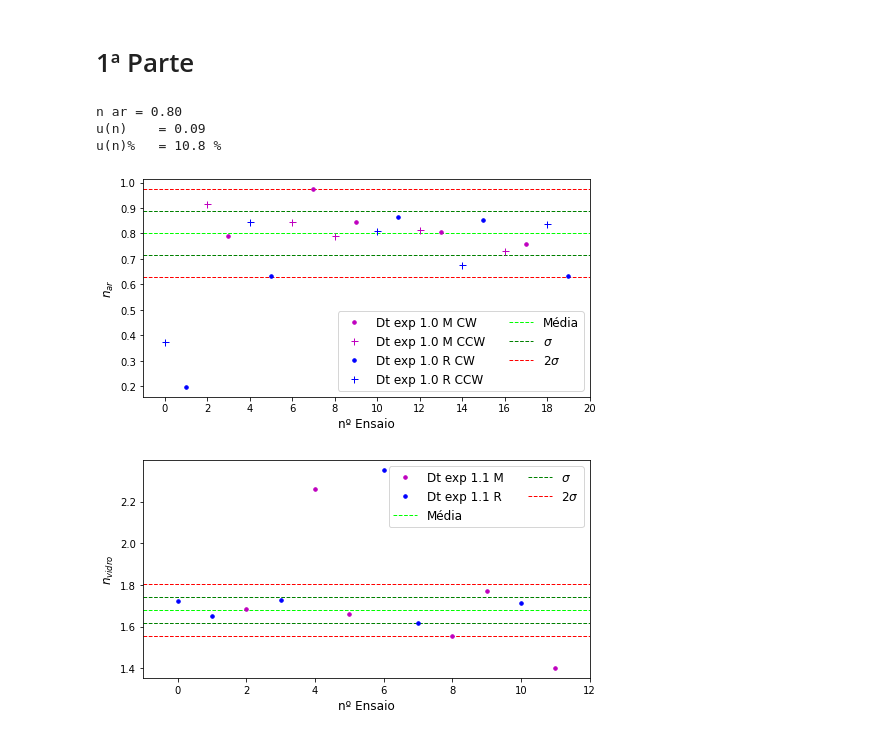
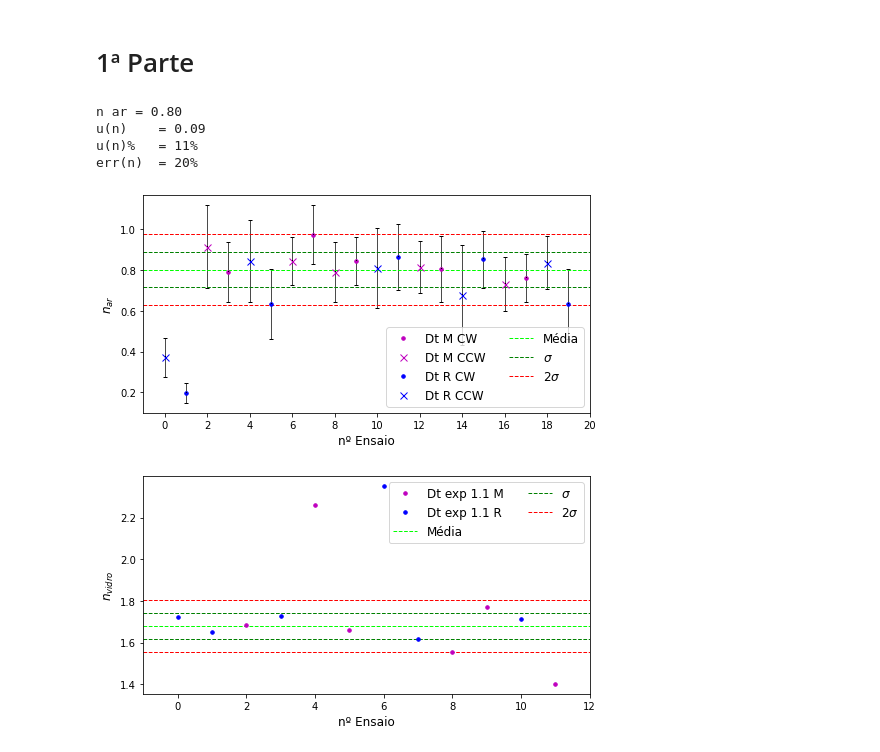
Before and after one commit to Miguel-scoli/FIS3011, a Jupyter notebook: T3/T3 - análise.ipynb, the cells around one changed output. Drawn from its saved outputs; the diff is of its cells as text; code cells hidden in the pictures.

```diff
--- a/T3/T3 - análise.ipynb
+++ b/T3/T3 - análise.ipynb
@@ -76,6 +76,8 @@ fontsize   = 12
 n      = data_10[ :,2 ] * lambda0 / deltad * 0.5
 un     = n * np.sqrt( ( uN / N ) ** 2 + ( udeltad / deltad )** 2 )
 len_n = len( n )
+N = data_10[ : , 2 ]
+uN = 5
 
 
 indM   = data_10[:,0]==0
@@ -91,15 +93,18 @@ indRCW  = indR * indCW
 fig10 , ax10 = plt.subplots( figsize = ( 8 , 4 ) )
 
 nensaio = np.arange( len( n )  )
+
+ax10.errorbar( nensaio , n , yerr = un , fmt = "k," , elinewidth = 0.7  , capsize = 2 )
+
 ax10.plot( nensaio[indMCW] ,n[indMCW] ,"m." ,
-        label = "Dt exp 1.0 M CW" , markersize = markersize  )
-ax10.plot( nensaio[indMCCW] , n[indMCCW] ,"m+" ,
-        label = "Dt exp 1.0 M CCW" , markersize = markersize  )
+        label = "Dt M CW" , markersize = markersize  )
+ax10.plot( nensaio[indMCCW] , n[indMCCW] ,"mx" ,
+        label = "Dt M CCW" , markersize = markersize  )
 
 ax10.plot( nensaio[indRCW] , n[indRCW] , "b." ,
-        label = "Dt exp 1.0 R CW" , markersize = markersize  )
-ax10.plot( nensaio[indRCCW] , n[indRCCW] , "b+" ,
-        label = "Dt exp 1.0 R CCW" , markersize = markersize  )
+        label = "Dt R CW" , markersize = markersize  )
+ax10.plot( nensaio[indRCCW] , n[indRCCW] , "bx" ,
+        label = "Dt R CCW" , markersize = markersize  )
 
 
 mean_val = np.mean( n[2:])
@@ -131,36 +136,40 @@ ax10.set_xticks( nensaio[::2] )
 ax10.set_xlim( -1 , len_n )
 ax10.set_xlabel( "nº Ensaio", fontsize = fontsize )
 ax10.set_ylabel( r"$n_{ar}$", fontsize = fontsize )
 
+un = n * np.sqrt( ( uN / N )**2 + ( udeltad / deltad )**2)
+
 ax10.legend( fontsize = fontsize , ncol = 2 )
 
 
 
 
 #ax10.annotate("",
 #            xy=(0.4, 0.37), xycoords='data',
 #            xytext=(4, 0.3), textcoords='data',
 #            arrowprops=dict(arrowstyle="->",
 #                            connectionstyle="arc3"),
 #            )
 #
 #ax10.annotate("Retirados \nda análise",
 #            xy=(1.2, 0.21), xycoords='data',
 #            xytext=(4, 0.3), textcoords='data',
 #            arrowprops=dict(arrowstyle="->",
 #                            connectionstyle="arc3"),
 #            )
 
 
 print( "n ar = {:.2f}".format(mean_val)  )
 print( "u(n)    = {:.2f}".format(std_val) )
-print( "u(n)%   = {:.1f} %".format(std_val / mean_val * 100))
+print( "u(n)%   = {:.0f}%".format(std_val / mean_val * 100))
+print( "err(n)  = {:.0f}%".format( ( 1 - mean_val ) * 100 ))
 plt.show()
 # %% [output]
 n ar = 0.80
 u(n)    = 0.09
-u(n)%   = 10.8 %
+u(n)%   = 11%
+err(n)  = 20%
-[figure, old version]
+[figure, new version]
 # %%
 # análise parte 1.1
 theta = np.abs(data_11[ : , 3 ]-data_11[:,2])
```
